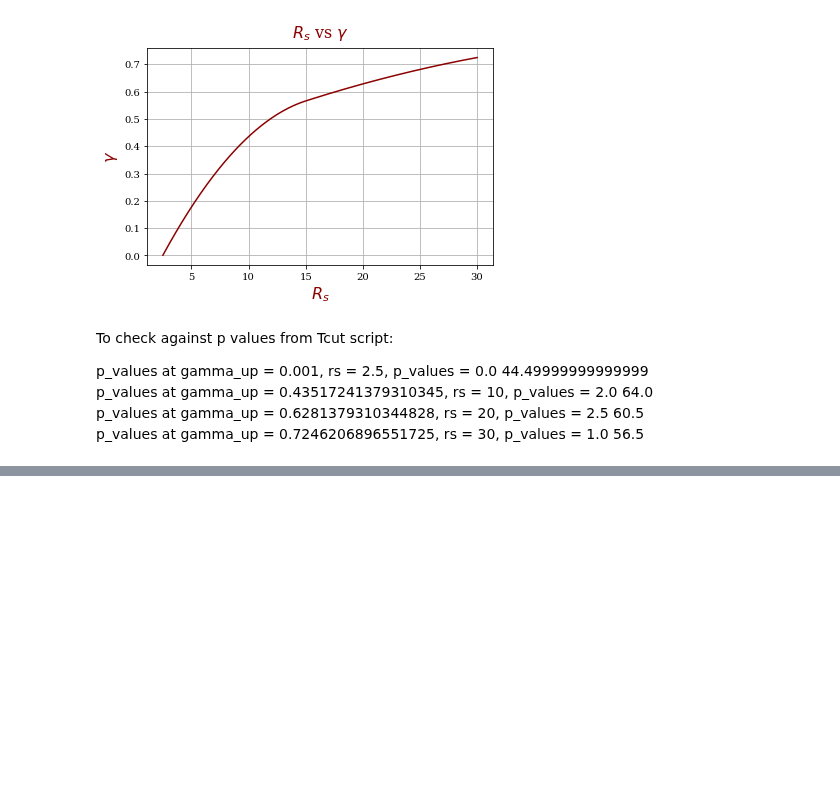
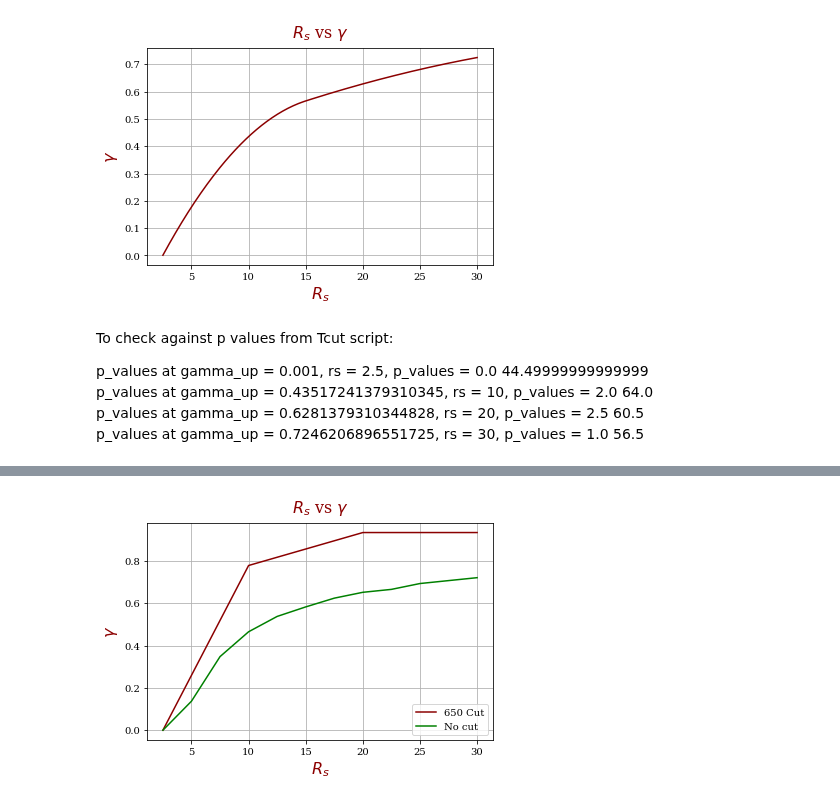
Before and after one commit to SvPoder/exoplanets, a Jupyter notebook: jupyter-notebook/plotting_rs_gamma.ipynb, the cells around one changed output, grey strips where cells are left out. Saved outputs shown, nothing was run; the diff lists cells and outputs as text; code cells hidden in the pictures; blank space fills up the shorter version.

```diff
--- a/jupyter-notebook/plotting_rs_gamma.ipynb
+++ b/jupyter-notebook/plotting_rs_gamma.ipynb
@@ -53,0 +85,3 @@ p_values at gamma_up = 0.7246206896551725, rs = 30, p_values = 1.0 56.5
+# %%
+data = "/home/sven/repos/exoplanets/python/data_UL/UL_fixedT10v100_nBDs100_f1.0_steps200_sigma0.1_Asimov.dat"
+data_noncut_df = pd.read_csv(data, sep="\s+", names = ['rs', 'gamma'])
@@ -53,0 +103,14 @@ p_values at gamma_up = 0.7246206896551725, rs = 30, p_values = 1.0 56.5
+# %%
+plt.plot(rs, gamma, '-', color = 'darkred', label = '650 Cut')
+plt.plot(data_noncut_df.rs, data_noncut_df.gamma, '-', color = 'green', label='No cut')
+
+plt.title(r"$R_s$ vs $\gamma$", fontdict=font, pad = 10)
+plt.grid()
+plt.xlabel(r"$R_s$", fontdict=font)
+plt.ylabel(r"$\gamma$", fontdict=font)
+
+plt.legend(loc ="lower right")
+
+plt.subplots_adjust(left=0.10)
+# %% [output]
+[figure, added]
```
Also changed, not shown: parts of 6 cells of this notebook, 1 other file.
